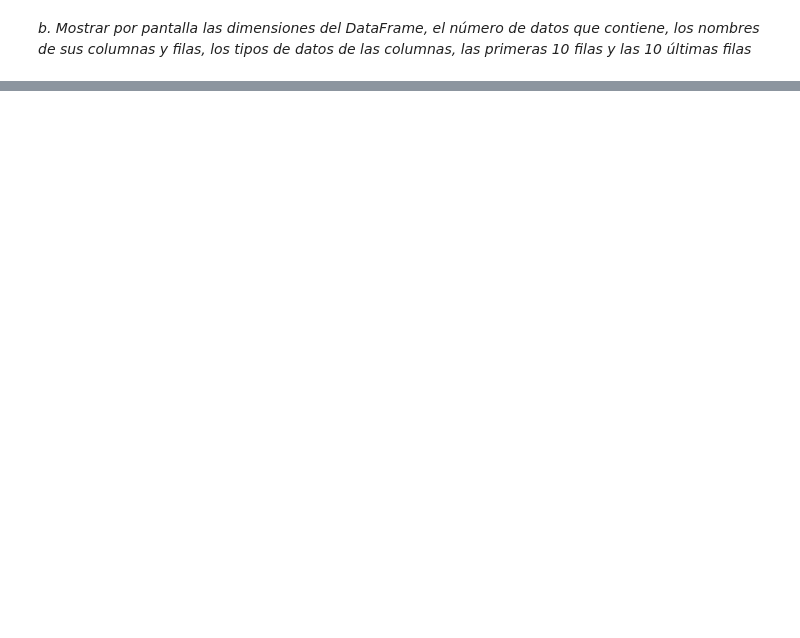
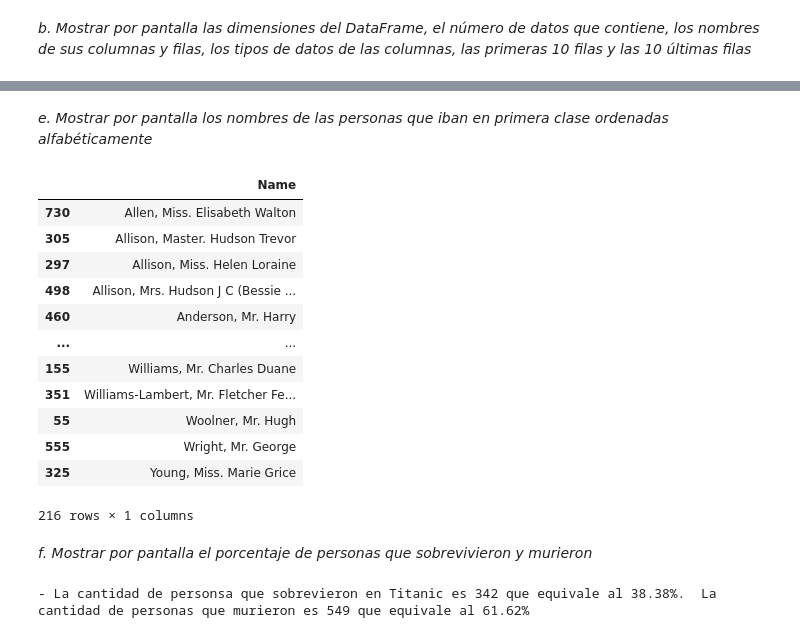
Before and after one commit to fidebravo/Modulo2, a Jupyter notebook: Modulo2_Actividad4.ipynb, the cells around one changed output, grey strips where cells are left out. Saved outputs shown, nothing was run; the diff lists cells and outputs as text; code cells hidden in the pictures; blank space fills up the shorter version.

```diff
--- a/Modulo2_Actividad4.ipynb
+++ b/Modulo2_Actividad4.ipynb
@@ -202,0 +196,37 @@ df_titanic.tail(10)
+# %% [markdown]
+*e. Mostrar por pantalla los nombres de las personas que iban en primera clase ordenadas alfabéticamente*
+# %%
+df_1_clase = df_titanic['Pclass'] == 1
+df_pclass_1 =  df_titanic[df_1_clase]
+
+df_nombre_pclass_alfa = df_pclass_1['Name']
+df_nombre_pclass_alfa_ordenado = df_nombre_pclass_alfa.sort_values()
+df_titanic_nombre_pclass_alfa_ordenado = pd.DataFrame(df_nombre_pclass_alfa_ordenado)
+df_titanic_nombre_pclass_alfa_ordenado
+# %% [output]
+|  | Name |
+| 730 | Allen, Miss. Elisabeth Walton |
+| 305 | Allison, Master. Hudson Trevor |
+| 297 | Allison, Miss. Helen Loraine |
+| 498 | Allison, Mrs. Hudson J C (Bessie ... |
+| 460 | Anderson, Mr. Harry |
+| ... | ... |
+| 155 | Williams, Mr. Charles Duane |
+| 351 | Williams-Lambert, Mr. Fletcher Fe... |
+| 55 | Woolner, Mr. Hugh |
+| 555 | Wright, Mr. George |
+| 325 | Young, Miss. Marie Grice |
+216 rows × 1 columns
+# %% [markdown]
+*f. Mostrar por pantalla el porcentaje de personas que sobrevivieron y murieron*
+# %%
+df_survived = df_titanic['Survived'] == 1
+df_titanic_survived =  df_titanic[df_survived]
+number_survided = df_titanic_survived.shape[0]
+number_died = df_titanic.shape[0]  - number_survided
+survived_porcentaje = round((number_survided / df_titanic.shape[0] * 100), 2)
+died_porcentaje = 100 - survived_porcentaje
+
+print(f'- La cantidad de personas que sobrevieron en Titanic es {number_survided} que equivale al {survived_porcentaje}%.  La cantidad de personas que murieron es {number_died} que equivale al {died_porcentaje}%')
+# %% [output]
+- La cantidad de personsa que sobrevieron en Titanic es 342 que equivale al 38.38%.  La cantidad de personas que murieron es 549 que equivale al 61.62%
```
Also changed, not shown: parts of 15 cells of this notebook.
